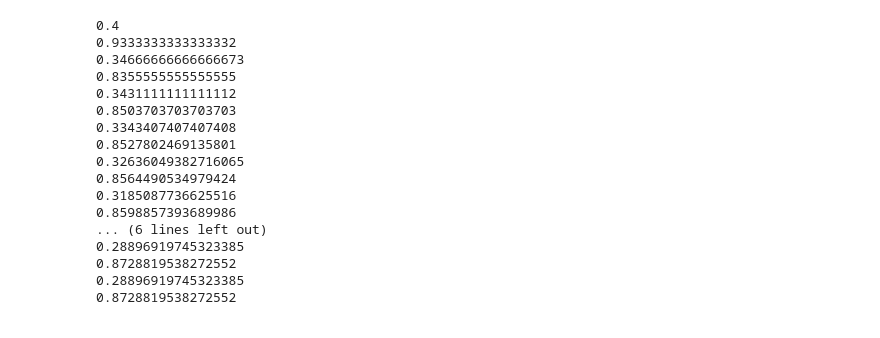
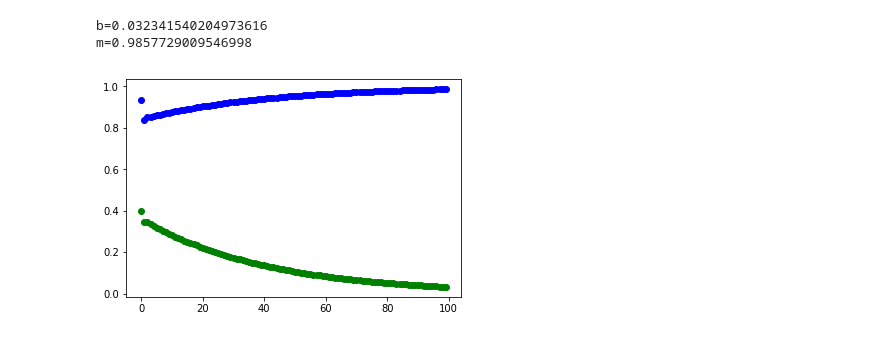
Before and after one commit to ZX10Tomcat/JupyterF1, a Jupyter notebook: Gradient.ipynb, the cells around one changed output. Drawn from its saved outputs; the diff is of its cells as text; code cells hidden in the pictures.

Commit message:
Add simple plot

```diff
--- a/Gradient.ipynb
+++ b/Gradient.ipynb
@@ -20,32 +18,22 @@ def gradient_step(current_b, current_m, points, learningRate):
 def gradient_descent_process(points, initial_b, initial_m, learningRate, totalIteration):
     for i in range(0, totalIteration):
         initial_b, initial_m = gradient_step(initial_b, initial_m, points, learningRate)
+        plt.plot(i, initial_b, "go")
+        plt.plot(i, initial_m, "bo")
 
     return initial_b, initial_m;
 # %%
+from matplotlib import pyplot as plt
+
 learningRate = 0.1
-totalIteration = 10
+totalIteration = 100
 initialValue = [0,0]
 points = [[1, 1], [2, 2], [3,3]]
 
 b, m = gradient_descent_process(points, initialValue[0], initialValue[1], learningRate, totalIteration)
-print (b)
-print (m)
+print ("b=" + str(b))
+print ("m=" + str(m))
 # %% [output]
-0.4
-0.9333333333333332
-0.34666666666666673
-0.8355555555555555
-0.3431111111111112
-0.8503703703703703
-0.3343407407407408
-0.8527802469135801
-0.32636049382716065
-0.8564490534979424
-0.3185087736625516
-0.8598857393689986
-... (6 lines left out)
-0.28896919745323385
-0.8728819538272552
-0.28896919745323385
-0.8728819538272552
+b=0.032341540204973616
+m=0.9857729009546998
+[figure, added]
```
Also changed, not shown: parts of 1 cell of this notebook.
